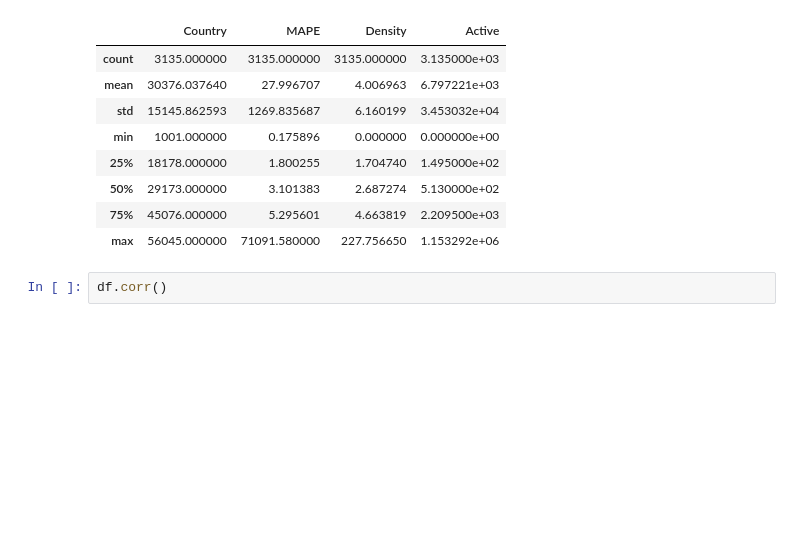
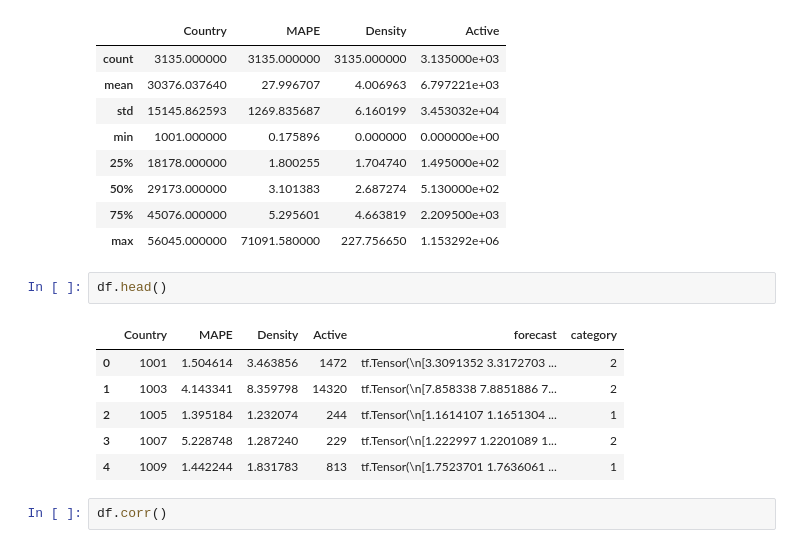
Before and after one commit to masaichig0/Kaggle_godaddy_competition, a Jupyter notebook: analyze_results.ipynb, the cells around one changed output. Drawn from its saved outputs; the diff is of its cells as text; blank space fills up the shorter version.

```diff
--- a/analyze_results.ipynb
+++ b/analyze_results.ipynb
@@ -27,6 +27,15 @@ df.describe()
 | 50% | 29173.000000 | 3.101383 | 2.687274 | 5.130000e+02 |
 | 75% | 45076.000000 | 5.295601 | 4.663819 | 2.209500e+03 |
 | max | 56045.000000 | 71091.580000 | 227.756650 | 1.153292e+06 |
+# %%
+df.head()
+# %% [output]
+|  | Country | MAPE | Density | Active | forecast | category |
+| 0 | 1001 | 1.504614 | 3.463856 | 1472 | tf.Tensor(\n[3.3091352 3.3172703 ... | 2 |
+| 1 | 1003 | 4.143341 | 8.359798 | 14320 | tf.Tensor(\n[7.858338 7.8851886 7... | 2 |
+| 2 | 1005 | 1.395184 | 1.232074 | 244 | tf.Tensor(\n[1.1614107 1.1651304 ... | 1 |
+| 3 | 1007 | 5.228748 | 1.287240 | 229 | tf.Tensor(\n[1.222997 1.2201089 1... | 2 |
+| 4 | 1009 | 1.442244 | 1.831783 | 813 | tf.Tensor(\n[1.7523701 1.7636061 ... | 1 |
 # %%
 df.corr()
 # %% [output]
```
Also changed, not shown: parts of 10 cells of this notebook, 3 other files.
